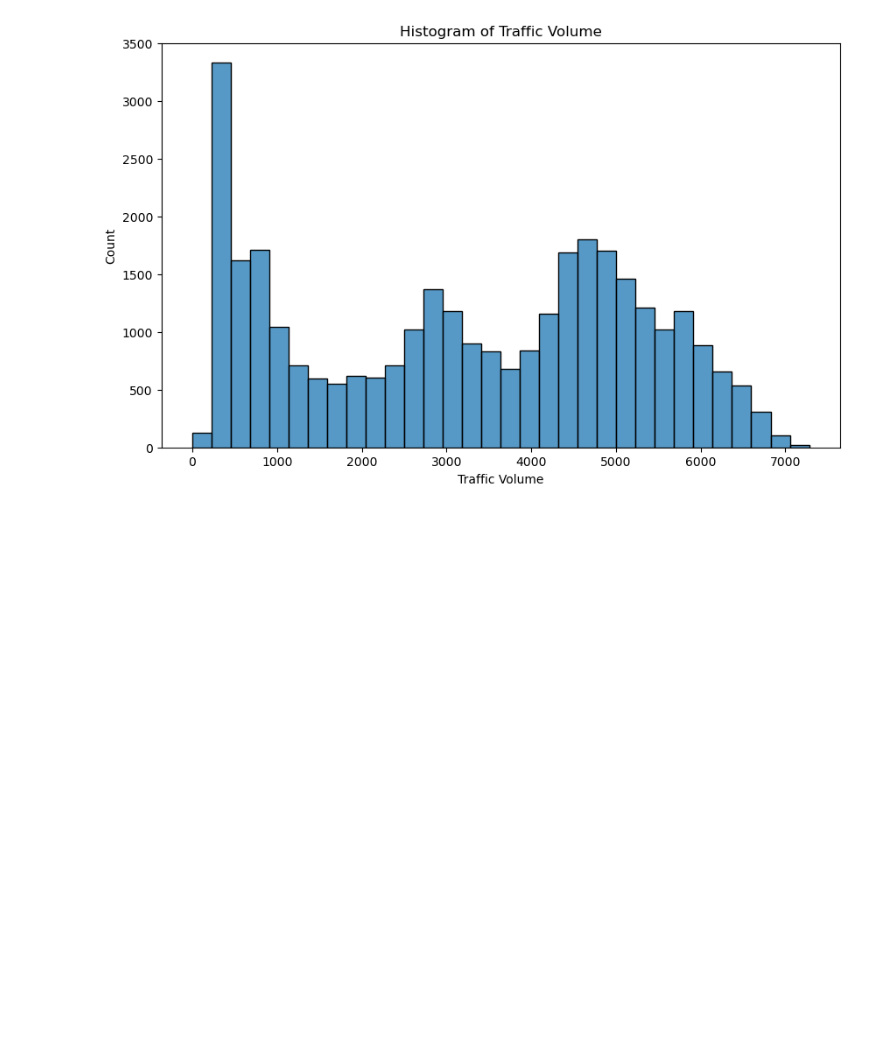
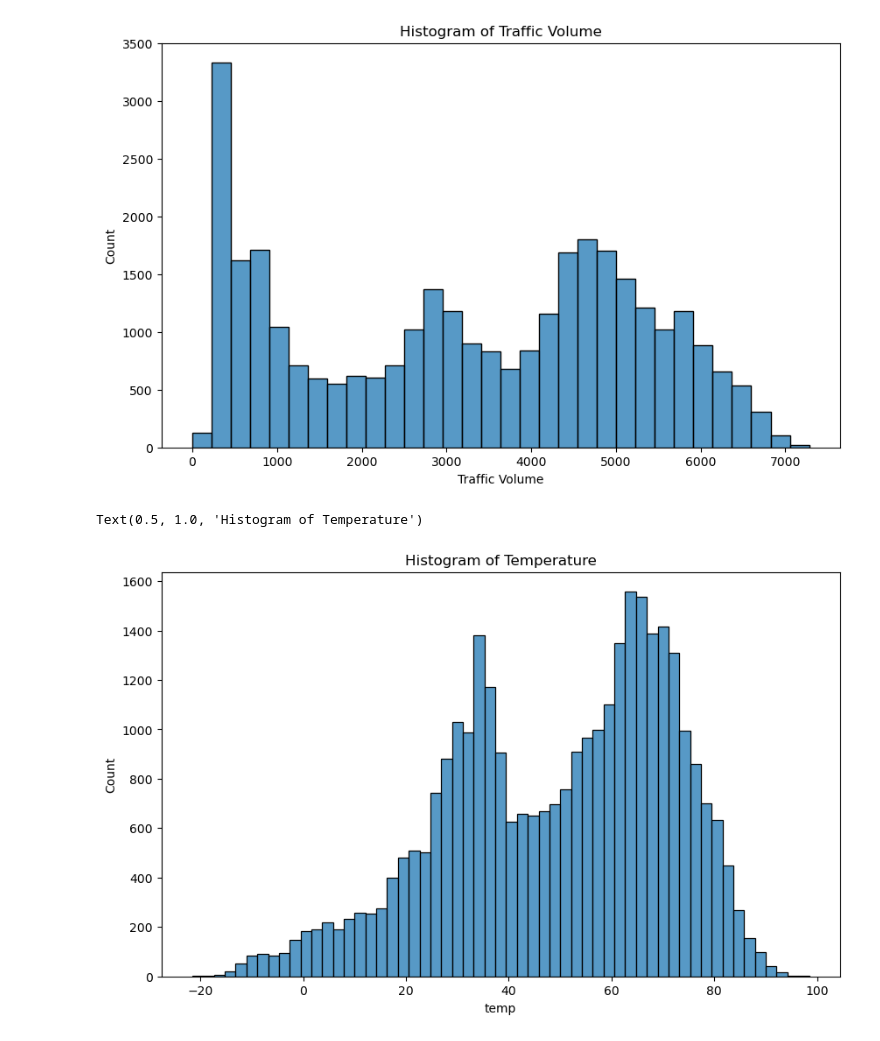
Before and after one commit to mchang674/ADS506_Project, a Jupyter notebook: Plots.ipynb, the cells around one changed output. Cells and saved outputs as stored; diff of their text form; code cells hidden in the pictures; blank space fills up the shorter version.

```diff
--- a/Plots.ipynb
+++ b/Plots.ipynb
@@ -13,6 +13,9 @@ traffic['date_time'] = pd.to_datetime(traffic['date_time'])
 traffic['temp'] = (traffic['temp'] * (9 / 5)) - 459.67  # Convert to Fahrenheit
 traffic['is_holiday'] = traffic['holiday'].notnull().astype(int)
 traffic['day'] = traffic['date_time'].dt.day_name()
+traffic['rain_1h'] = np.where(traffic['rain_1h'] > 2500, 21.4, traffic['rain_1h'])
+traffic['temp'] = np.where(traffic['temp'] < -100, 20.6, traffic['temp'])
+
 # Filter the dataset
 traffic_data = traffic[(traffic['date_time'] >= '2015-06-11') &
                              (traffic['date_time'] <= '2018-09-30')]
@@ -82,3 +85,13 @@ plt.title('Histogram of Traffic Volume')
 # %% [output]
 Text(0.5, 1.0, 'Histogram of Traffic Volume')
 [figure]
+# %%
+plt.figure(figsize= (10, 6))
+
+sns.histplot(x  = 'temp', data = traffic_data)
+plt.xlabel('temp')
+plt.ylabel('Count')
+plt.title('Histogram of Temperature')
+# %% [output]
+Text(0.5, 1.0, 'Histogram of Temperature')
+[figure, added]
```
